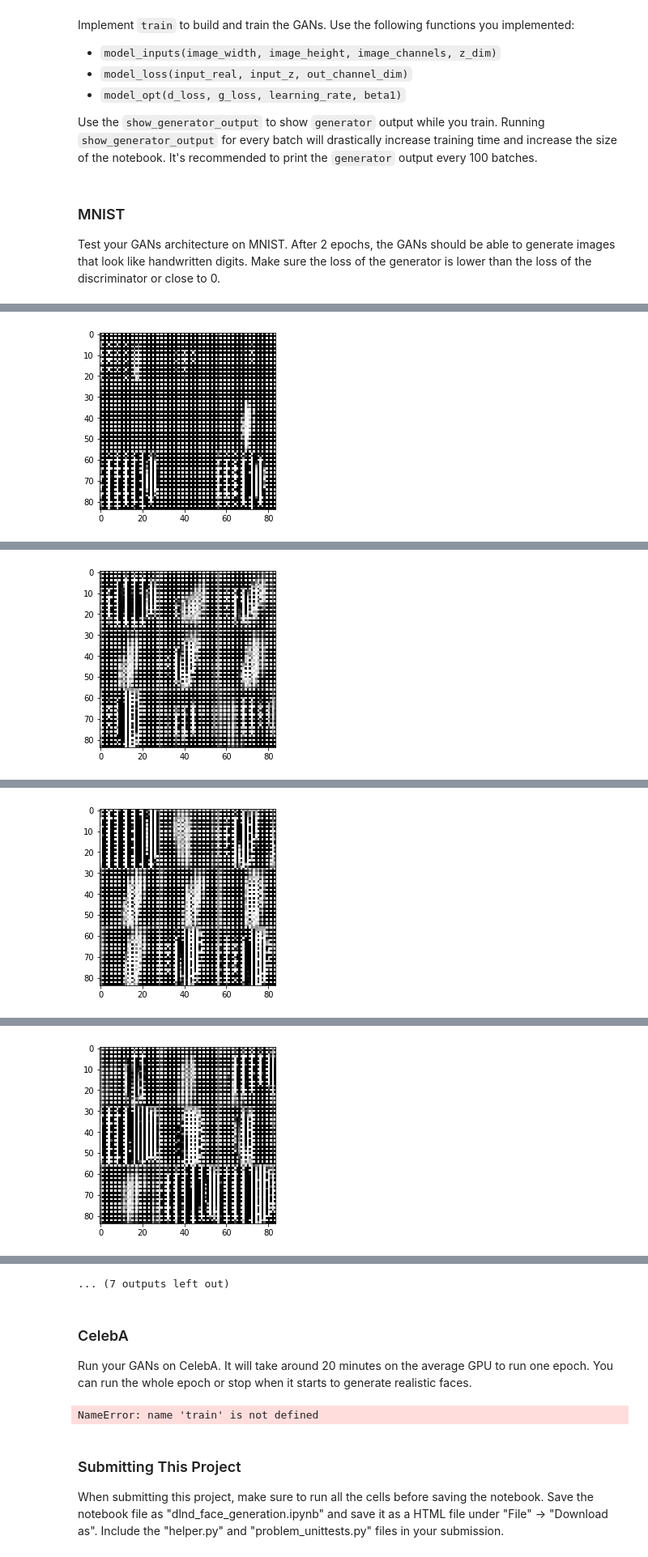
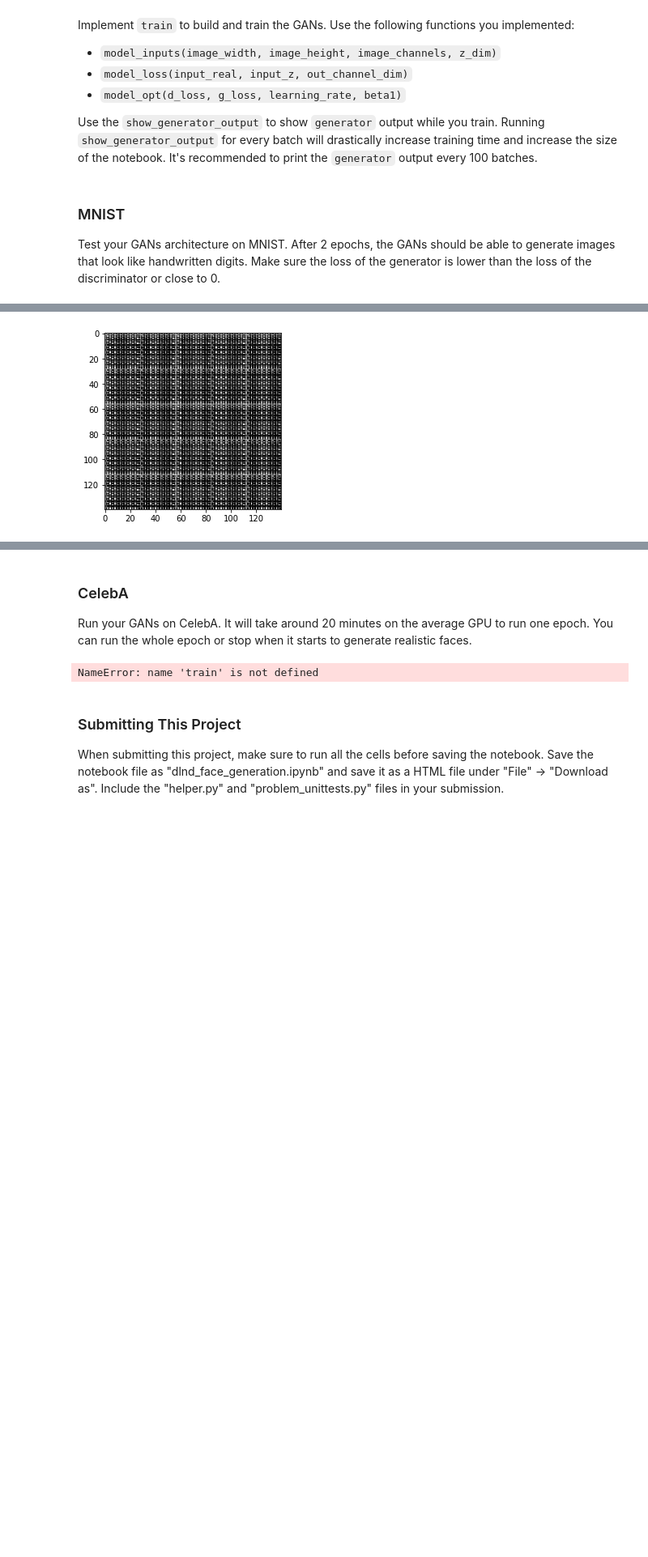
Before and after one commit to taylordelehanty/face_generation, a Jupyter notebook: dlnd_face_generation.ipynb, the cells around one changed output, grey strips where cells are left out. Shown at 81% size. Drawn from its saved outputs; the diff is of its cells as text; code cells hidden in the pictures; blank space fills up the shorter version.

Commit message:
removed tanh; still errors

```diff
--- a/dlnd_face_generation.ipynb
+++ b/dlnd_face_generation.ipynb
@@ -197,14 +187,8 @@ def generator(z, out_channel_dim, is_train=True):
     :return: The tensor output of the generator
     """
     # TODO: Implement Function
-#     out_layer_dim = 512
-
     width = 7
     height = 7
-#     kernels = [None # First layer is reshape and batch_norm, i.e. no conv2d_transpose
-#                , 5, 5, 3]
-#     strides = [None, 1, 2, 2]
-#     padding = [None, 'same', 'same', 'same']
     alpha = 0.2
 
     with tf.variable_scope('generator', reuse=not is_train):
@@ -213,27 +197,16 @@ def generator(z, out_channel_dim, is_train=True):
         g1 = tf.layers.batch_normalization(g1, training=is_train)
         g1 = tf.maximum(alpha * g1, g1)
 
-        i = 1
         g2 = tf.layers.conv2d_transpose(g1, 256, 5, strides=1, padding='same')
         g2 = tf.layers.batch_normalization(g2, training=is_train)
         g2 = tf.maximum(alpha * g2, g2)
-#         out_layer_dim = out_layer_dim // 2
-        i += 1
 
         g3 = tf.layers.conv2d_transpose(g2, 128, 5, strides=2, padding='same')
         g3 = tf.layers.batch_normalization(g3, training=is_train)
         g3 = tf.maximum(alpha * g3, g3)
-#         out_layer_dim = out_layer_dim // 2
-        i += 1
 
-#         g4 = tf.layers.conv2d_transpose(g3, 64, kernels[i], strides=strides[i], padding=padding[i])
-#         g4 = tf.layers.batch_normalization(g4, training=is_train)
-#         g4 = tf.maximum(alpha * g4, g4)
-
-
-        logits = tf.layers.conv2d_transpose(g3, out_channel_dim, 5, strides=2, padding='same')
-        output = tf.tanh(logits)
-
+        output = tf.layers.conv2d_transpose(g3, out_channel_dim, 5, strides=2, padding='same')
+#         output = tf.tanh(output)
 
     return output
 
@@ -369,11 +342,13 @@ def train(epoch_count, batch_size, z_dim, learning_rate, beta1, get_batches, dat
     steps = 0
     print_every = 10
     show_every = 100
-    n_images = 9
+    n_images = 25
 
-    input_real, z, lr = model_inputs(data_shape[1], data_shape[2], data_shape[3], z_dim)
+    _, width, height, channel_dims = data_shape
 
-    d_loss, g_loss = model_loss(input_real, z, data_shape[3])
+    input_real, z, lr = model_inputs(width, height, channel_dims, z_dim)
+
+    d_loss, g_loss = model_loss(input_real, z, channel_dims)
 
     d_opt, g_opt = model_opt(d_loss, g_loss, lr, beta1)
 
@@ -383,17 +358,15 @@ def train(epoch_count, batch_size, z_dim, learning_rate, beta1, get_batches, dat
             for batch_images in get_batches(batch_size):
                 # TODO: Train Model
                 steps += 1
-
-                batch_images *= 2
-
+                batch_images = batch_images * 2
                 batch_z = np.random.uniform(-1, 1, size=[batch_size, z_dim])
 
                 # Optimize
                 _ = sess.run(d_opt, feed_dict={input_real: batch_images
                                                , z: batch_z
                                                , lr: learning_rate})
-                _ = sess.run(g_opt, feed_dict={input_real: batch_images
-                                               , z: batch_z
+                _ = sess.run(g_opt, feed_dict={z: batch_z
+                                               , input_real: batch_images
                                                , lr: learning_rate})
 
                 if steps % print_every == 0:
@@ -408,7 +381,7 @@ def train(epoch_count, batch_size, z_dim, learning_rate, beta1, get_batches, dat
                     losses.append((train_loss_d, train_loss_g))
 
                 if steps % show_every == 0:
-                    show_generator_output(sess, n_images, z, data_shape[3], data_image_mode)
+                    show_generator_output(sess, n_images, z, channel_dims, data_image_mode)
 #         saver.save(sess, './checkpoints/generator.ckpt')
 # %% [markdown]
 ### MNIST
@@ -416,7 +389,7 @@ Test your GANs architecture on MNIST.  After 2 epochs, the GANs should be able t
 # %%
 batch_size = 128
 z_dim = 100
-learning_rate = 0.005
+learning_rate = 0.0005
 beta1 = 0.5
 
 """
@@ -443 +416 @@ Epoch 1/2... Discriminator Loss: 1.0064... Generator Loss: 0.6931
-[figure, old version]
+[figure, new version]
@@ -454 +417,0 @@ Epoch 1/2... Discriminator Loss: 1.0064... Generator Loss: 0.6931
-[figure, removed]
@@ -465 +418,0 @@ Epoch 1/2... Discriminator Loss: 1.0064... Generator Loss: 0.6931
-[figure, removed]
@@ -476 +418,0 @@ Epoch 1/2... Discriminator Loss: 1.0064... Generator Loss: 0.6931
-[figure, removed]
@@ -499,4 +419,3 @@ Epoch 2/2... Discriminator Loss: 1.0064... Generator Loss: 0.6931
-... (7 outputs left out)
 # %% [markdown]
 ### CelebA
 Run your GANs on CelebA.  It will take around 20 minutes on the average GPU to run one epoch.  You can run the whole epoch or stop when it starts to generate realistic faces.
```
Also changed, not shown: parts of 4 cells of this notebook.
